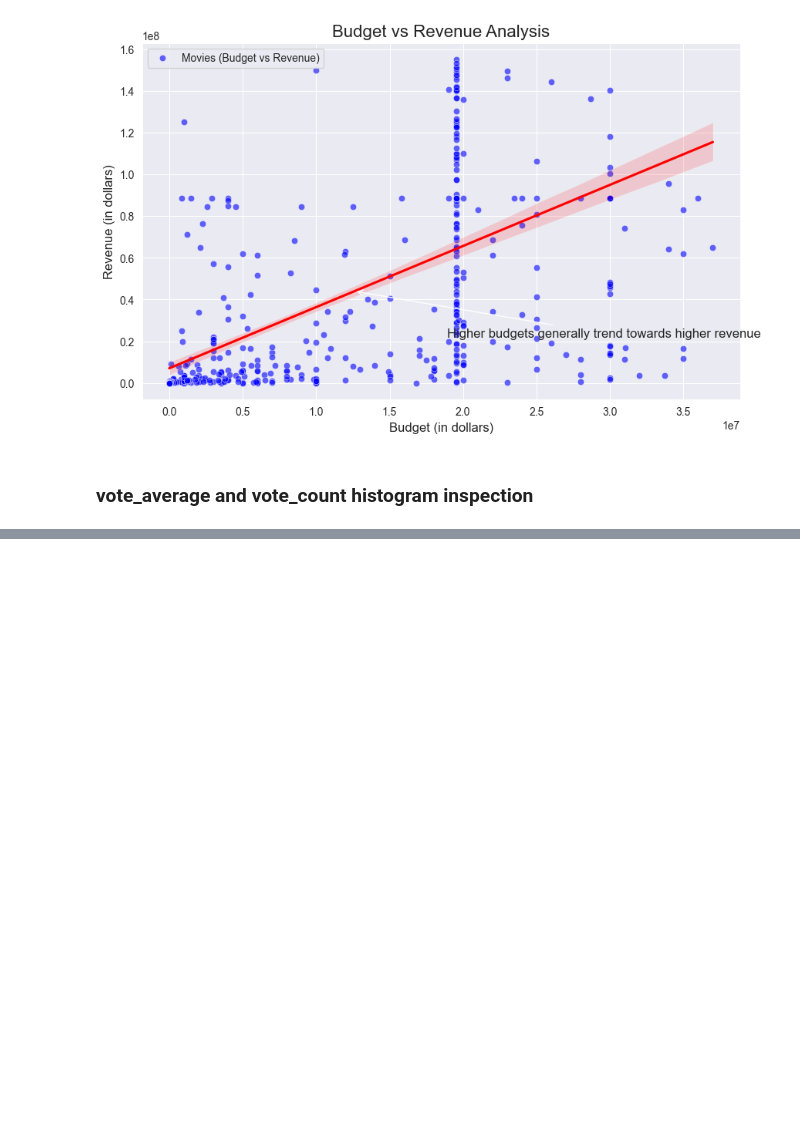
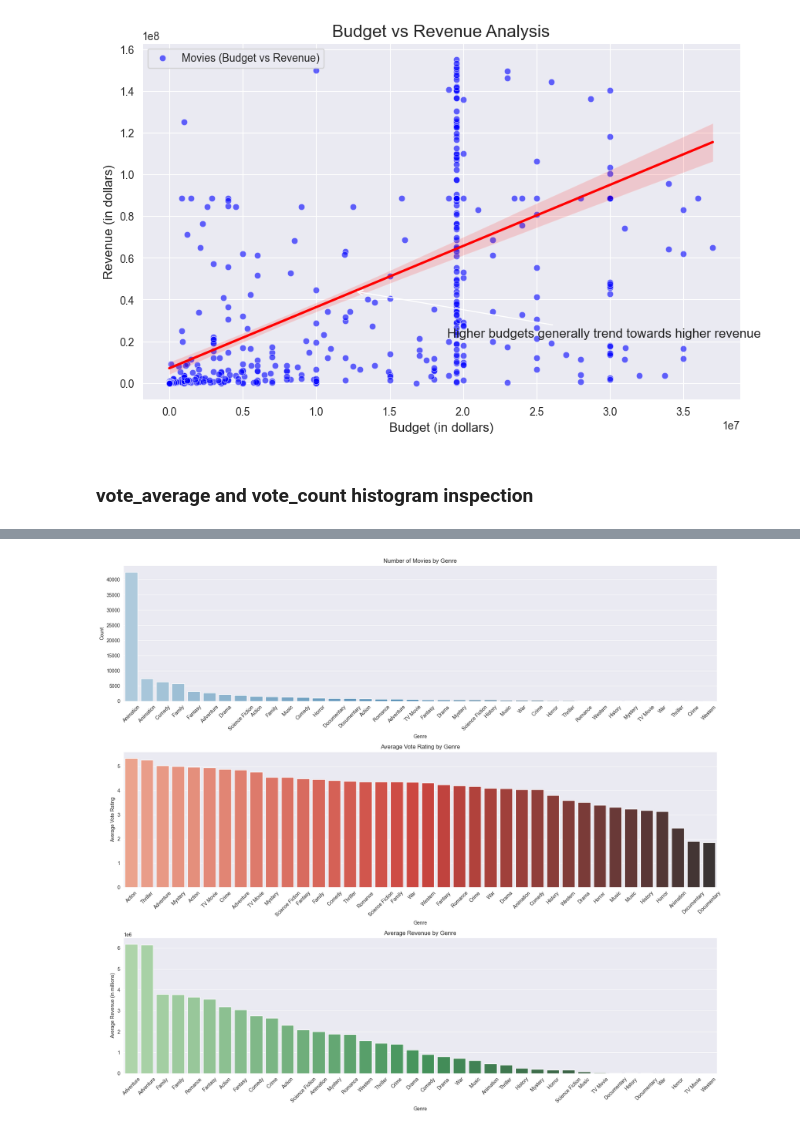
Before and after one commit to Pooria82/Movies-Data-Analysis, a Jupyter notebook: main.ipynb, the cells around one changed output, grey strips where cells are left out. Saved outputs shown, nothing was run; the diff lists cells and outputs as text; code cells hidden in the pictures; blank space fills up the shorter version.

```diff
--- a/main.ipynb
+++ b/main.ipynb
@@ -1216,0 +1033,86 @@ print(count)
+# %%
+def analyze_genres(data_frame):
+    # 1. Count the number of movies in each genre
+    genre_counts = data_frame['genres'].str.get_dummies(sep=',').sum().sort_values(ascending=False)
+
+    # 2. Calculate the average vote rating (vote_average) for each genre
+    genre_vote_avg = data_frame['genres'].str.get_dummies(sep=',').multiply(data_frame['vote_average'], axis=0).sum() / genre_counts
+    genre_vote_avg = genre_vote_avg.sort_values(ascending=False)
+
+    # 3. Calculate the average revenue for each genre
+    genre_revenue_avg = data_frame['genres'].str.get_dummies(sep=',').multiply(data_frame['revenue'], axis=0).sum() / genre_counts
+    genre_revenue_avg = genre_revenue_avg.sort_values(ascending=False)
+
+    # Set up the figure for subplots
+    plt.figure(figsize=(18, 16))
+
+    # Plot number of movies by genre
+    plt.subplot(3, 1, 1)
+    sns.barplot(x=genre_counts.index, y=genre_counts.values, palette="Blues_d")
+    plt.title('Number of Movies by Genre')
+    plt.xlabel('Genre')
+    plt.ylabel('Count')
+    plt.xticks(rotation=45)
+
+    # Plot average vote rating by genre
+    plt.subplot(3, 1, 2)
+    sns.barplot(x=genre_vote_avg.index, y=genre_vote_avg.values, palette="Reds_d")
+    plt.title('Average Vote Rating by Genre')
+    plt.xlabel('Genre')
+    plt.ylabel('Average Vote Rating')
+    plt.xticks(rotation=45)
+
+    # Plot average revenue by genre
+    plt.subplot(3, 1, 3)
+    sns.barplot(x=genre_revenue_avg.index, y=genre_revenue_avg.values, palette="Greens_d")
+    plt.title('Average Revenue by Genre')
+    plt.xlabel('Genre')
+    plt.ylabel('Average Revenue (in millions)')
+    plt.xticks(rotation=45)
+
+    plt.tight_layout()
+    plt.show()
+
+def analyze_genre_popularity(data_frame):
+    # Count the number of movies in each genre
+    genre_counts = data_frame['genres'].str.get_dummies(sep=',').sum().sort_values(ascending=False)
+
+    # Calculate the average vote rating for each genre
+    genre_vote_avg = data_frame['genres'].str.get_dummies(sep=',').multiply(data_frame['vote_average'], axis=0).sum() / genre_counts
+
+    # Calculate the average revenue for each genre
+    genre_revenue_avg = data_frame['genres'].str.get_dummies(sep=',').multiply(data_frame['revenue'], axis=0).sum() / genre_counts
+
+    # Create a DataFrame for final analysis
+    genre_analysis_df = pd.DataFrame({
+        'Number of Movies': genre_counts,
+        'Average Vote Rating': genre_vote_avg,
+        'Average Revenue': genre_revenue_avg
+    }).sort_values(by='Number of Movies', ascending=False)
+
+    # Plot the combined analysis table with dual y-axis
+    fig, ax1 = plt.subplots(figsize=(14, 8))
+
+    # Plot Average Vote Rating on the primary y-axis
+    sns.barplot(x=genre_analysis_df.index, y='Average Vote Rating', data=genre_analysis_df, ax=ax1, color='salmon', alpha=0.7)
+    ax1.set_xlabel("Genre")
+    ax1.set_ylabel("Average Vote Rating")
+    ax1.set_title("Most Popular Genres by Vote Rating and Revenue")
+    ax1.tick_params(axis='x', rotation=45)
+
+    # Plot Average Revenue on the secondary y-axis
+    ax2 = ax1.twinx()
+    sns.lineplot(x=genre_analysis_df.index, y='Average Revenue', data=genre_analysis_df, ax=ax2, color='green', marker='o', linewidth=2)
+    ax2.set_ylabel("Average Revenue (in millions)")
+
+    # Show the plot
+    plt.tight_layout()
+    plt.show()
+
+    # Display the analysis table
+    print(genre_analysis_df)
+
+analyze_genres(df)
+
+analyze_genre_popularity(df)
+# %% [output]
@@ -1216,0 +1130 @@ print(count)
+[figure, added]
```
Also changed, not shown: parts of 37 cells of this notebook.
